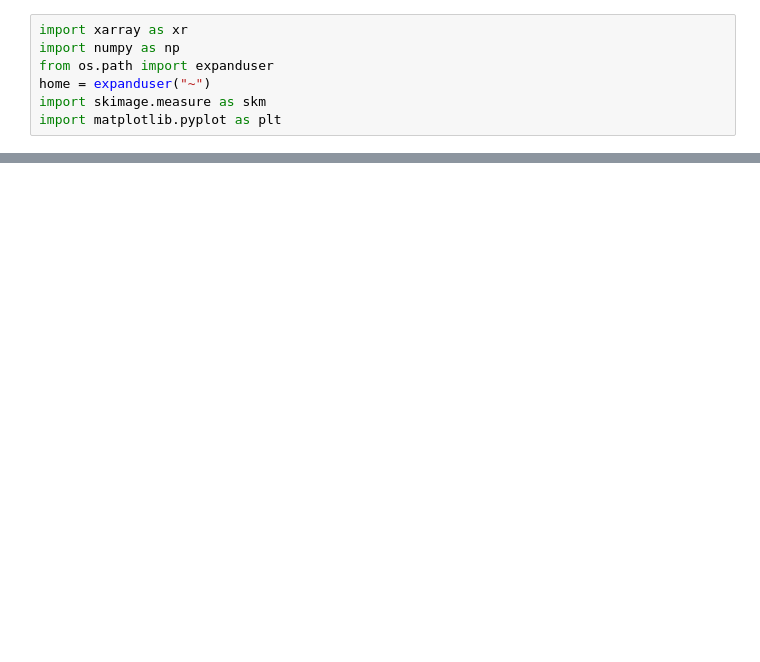
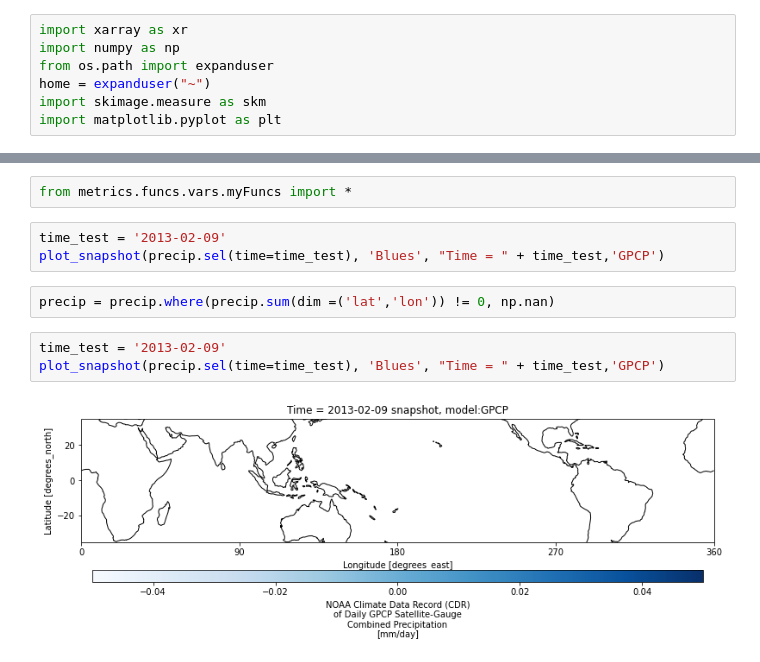
Before and after one commit to PBlackberg/phd, a Jupyter notebook: gpcp.ipynb, the cells around one changed output, grey strips where cells are left out. Drawn from its saved outputs; the diff is of its cells as text; blank space fills up the shorter version.

```diff
--- a/gpcp.ipynb
+++ b/gpcp.ipynb
@@ -51,0 +48,12 @@ precip = precip.rename({'latitude': 'lat', 'longitude': 'lon'})
+# %%
+from metrics.funcs.vars.myFuncs import *
+# %%
+time_test = '2013-02-09'
+plot_snapshot(precip.sel(time=time_test), 'Blues', "Time = " + time_test,'GPCP')
+# %%
+precip = precip.where(precip.sum(dim =('lat','lon')) != 0, np.nan)
+# %%
+time_test = '2013-02-09'
+plot_snapshot(precip.sel(time=time_test), 'Blues', "Time = " + time_test,'GPCP')
+# %% [output]
+[figure, added]
```
Also changed, not shown: parts of 42 cells of this notebook, 1 other file.
